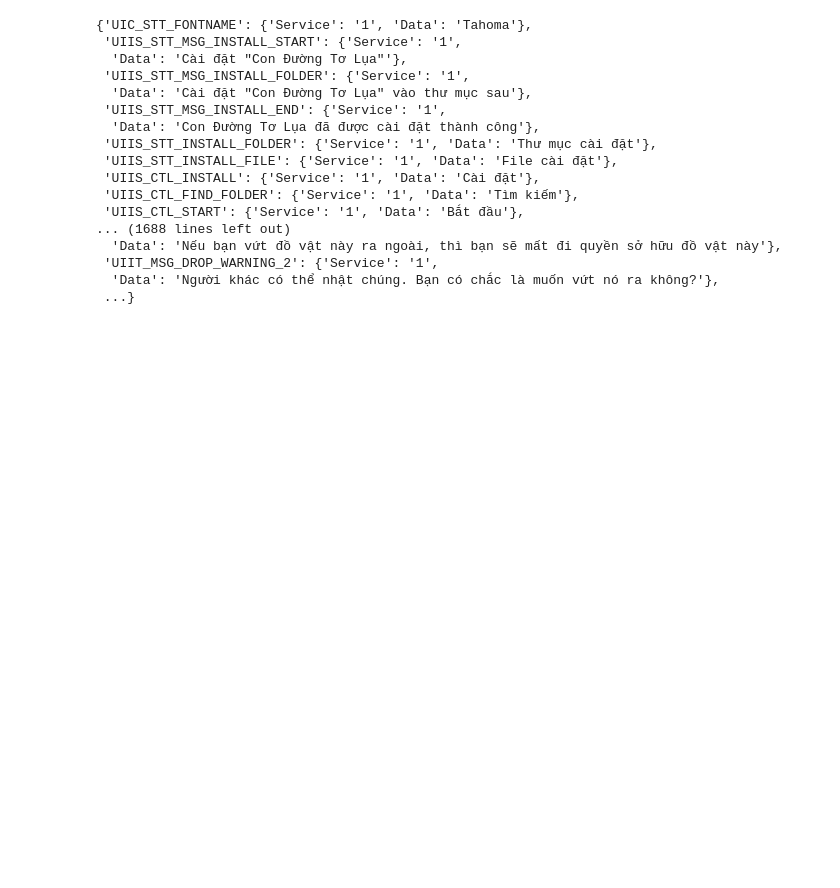
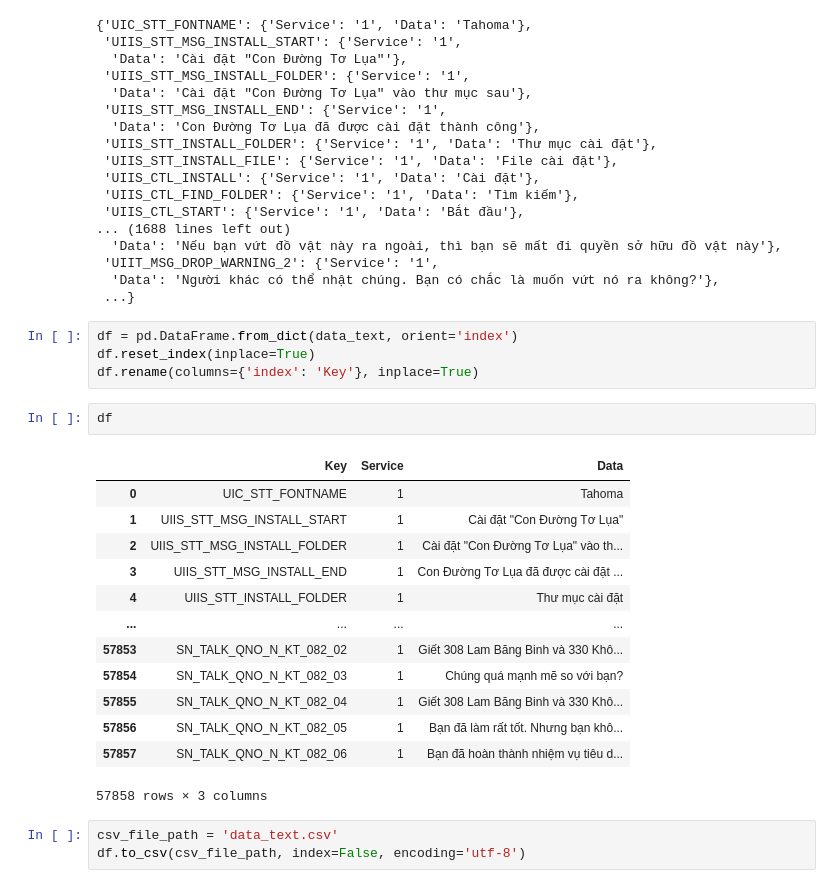
Before and after one commit to dudaka/pk2-extractor, a Jupyter notebook: LoadTextData.ipynb, the cells around one changed output. Drawn from its saved outputs; the diff is of its cells as text; blank space fills up the shorter version.

```diff
--- a/LoadTextData.ipynb
+++ b/LoadTextData.ipynb
@@ -655,3 +656,26 @@ data_text
  'UIIT_MSG_DROP_WARNING_2': {'Service': '1',
   'Data': 'Người khác có thể nhật chúng. Bạn có chắc là muốn vứt nó ra không?'},
  ...}
+# %%
+df = pd.DataFrame.from_dict(data_text, orient='index')
+df.reset_index(inplace=True)
+df.rename(columns={'index': 'Key'}, inplace=True)
+# %%
+df
+# %% [output]
+|  | Key | Service | Data |
+| 0 | UIC_STT_FONTNAME | 1 | Tahoma |
+| 1 | UIIS_STT_MSG_INSTALL_START | 1 | Cài đặt "Con Đường Tơ Lụa" |
+| 2 | UIIS_STT_MSG_INSTALL_FOLDER | 1 | Cài đặt "Con Đường Tơ Lụa" vào th... |
+| 3 | UIIS_STT_MSG_INSTALL_END | 1 | Con Đường Tơ Lụa đã được cài đặt ... |
+| 4 | UIIS_STT_INSTALL_FOLDER | 1 | Thư mục cài đặt |
+| ... | ... | ... | ... |
+| 57853 | SN_TALK_QNO_N_KT_082_02 | 1 | Giết 308 Lam Băng Binh và 330 Khô... |
+| 57854 | SN_TALK_QNO_N_KT_082_03 | 1 | Chúng quá mạnh mẽ so với bạn? |
+| 57855 | SN_TALK_QNO_N_KT_082_04 | 1 | Giết 308 Lam Băng Binh và 330 Khô... |
+| 57856 | SN_TALK_QNO_N_KT_082_05 | 1 | Bạn đã làm rất tốt. Nhưng bạn khô... |
+| 57857 | SN_TALK_QNO_N_KT_082_06 | 1 | Bạn đã hoàn thành nhiệm vụ tiêu d... |
+57858 rows × 3 columns
+# %%
+csv_file_path = 'data_text.csv'
+df.to_csv(csv_file_path, index=False, encoding='utf-8')
```
Also changed, not shown: parts of 1 cell of this notebook, 3 other files.
